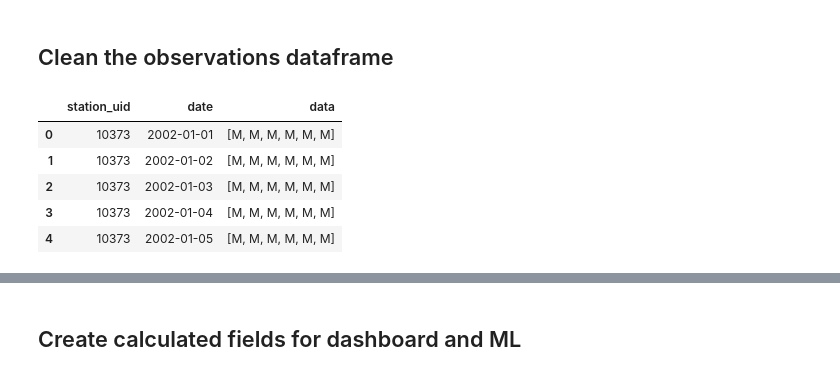
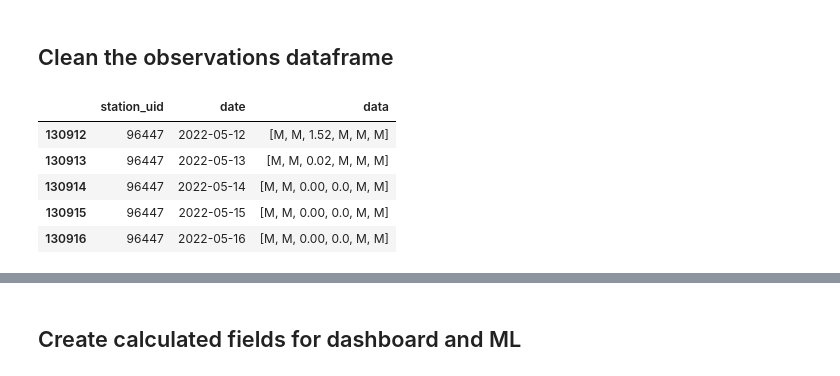
Before and after one commit to UofM-Final-Project/Home_Gardeners_Analysis, a Jupyter notebook: scripts/parse_json_file.ipynb, the cells around one changed output, grey strips where cells are left out. Drawn from its saved outputs; the diff is of its cells as text; code cells hidden in the pictures.

```diff
--- a/scripts/parse_json_file.ipynb
+++ b/scripts/parse_json_file.ipynb
@@ -15,6 +15,7 @@ import psycopg2
 import time
 
 from config import db_password
+pd.options.display.max_columns = None
 # %% [markdown]
 ## Open and import our 2 files into dataframes
 # %%
@@ -143,11 +141,11 @@ stations_df.head()
 # %% [markdown]
 ## Clean the observations dataframe
 # %%
-observations_df.head()
+observations_df.tail()
 # %% [output]
 |  | station_uid | date | data |
-| 0 | 10373 | 2002-01-01 | [M, M, M, M, M, M] |
-| 1 | 10373 | 2002-01-02 | [M, M, M, M, M, M] |
-| 2 | 10373 | 2002-01-03 | [M, M, M, M, M, M] |
-| 3 | 10373 | 2002-01-04 | [M, M, M, M, M, M] |
-| 4 | 10373 | 2002-01-05 | [M, M, M, M, M, M] |
+| 130912 | 96447 | 2022-05-12 | [M, M, 1.52, M, M, M] |
+| 130913 | 96447 | 2022-05-13 | [M, M, 0.02, M, M, M] |
+| 130914 | 96447 | 2022-05-14 | [M, M, 0.00, 0.0, M, M] |
+| 130915 | 96447 | 2022-05-15 | [M, M, 0.00, 0.0, M, M] |
+| 130916 | 96447 | 2022-05-16 | [M, M, 0.00, 0.0, M, M] |
```
Also changed, not shown: parts of 40 cells of this notebook, 2 other files.
